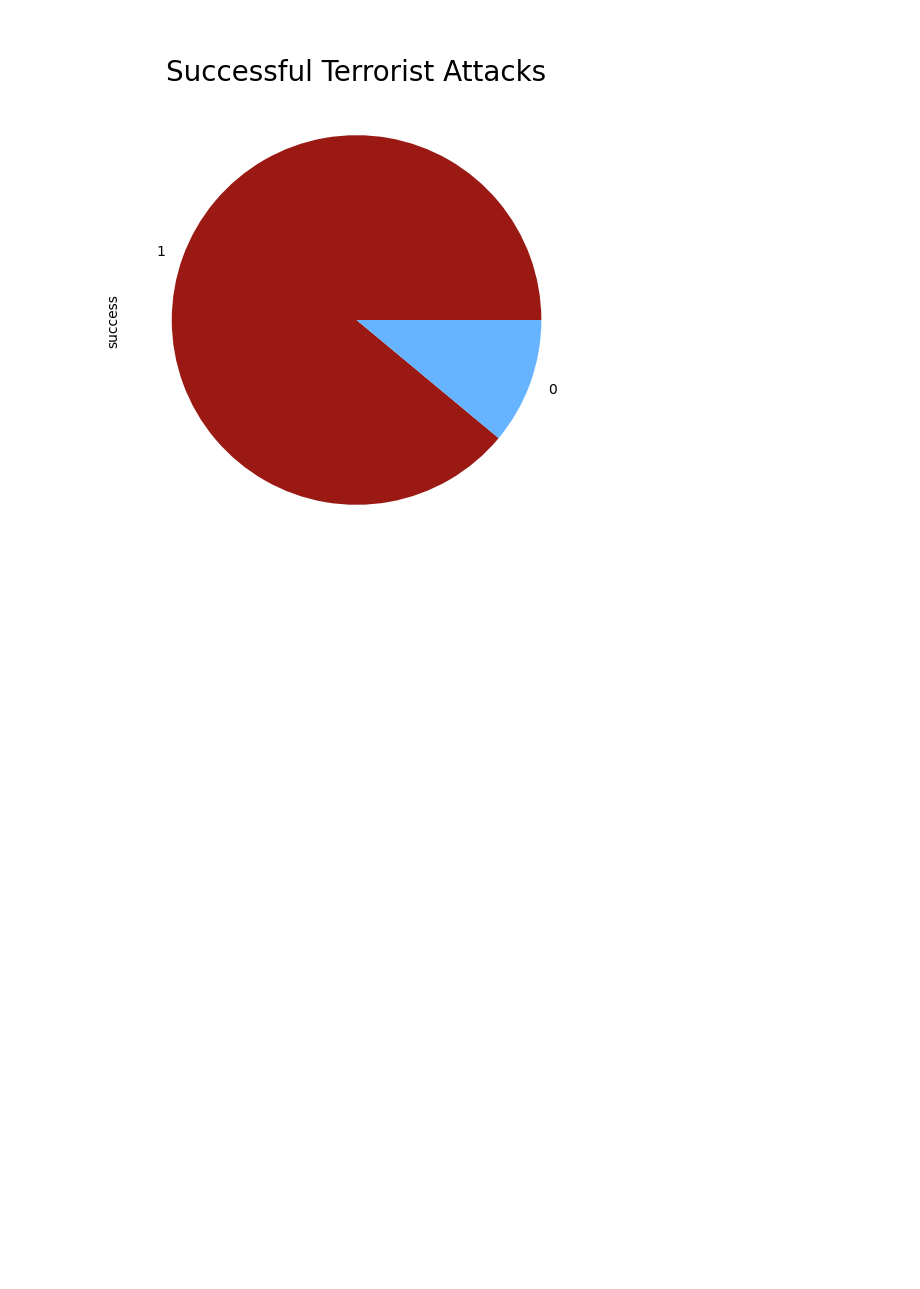
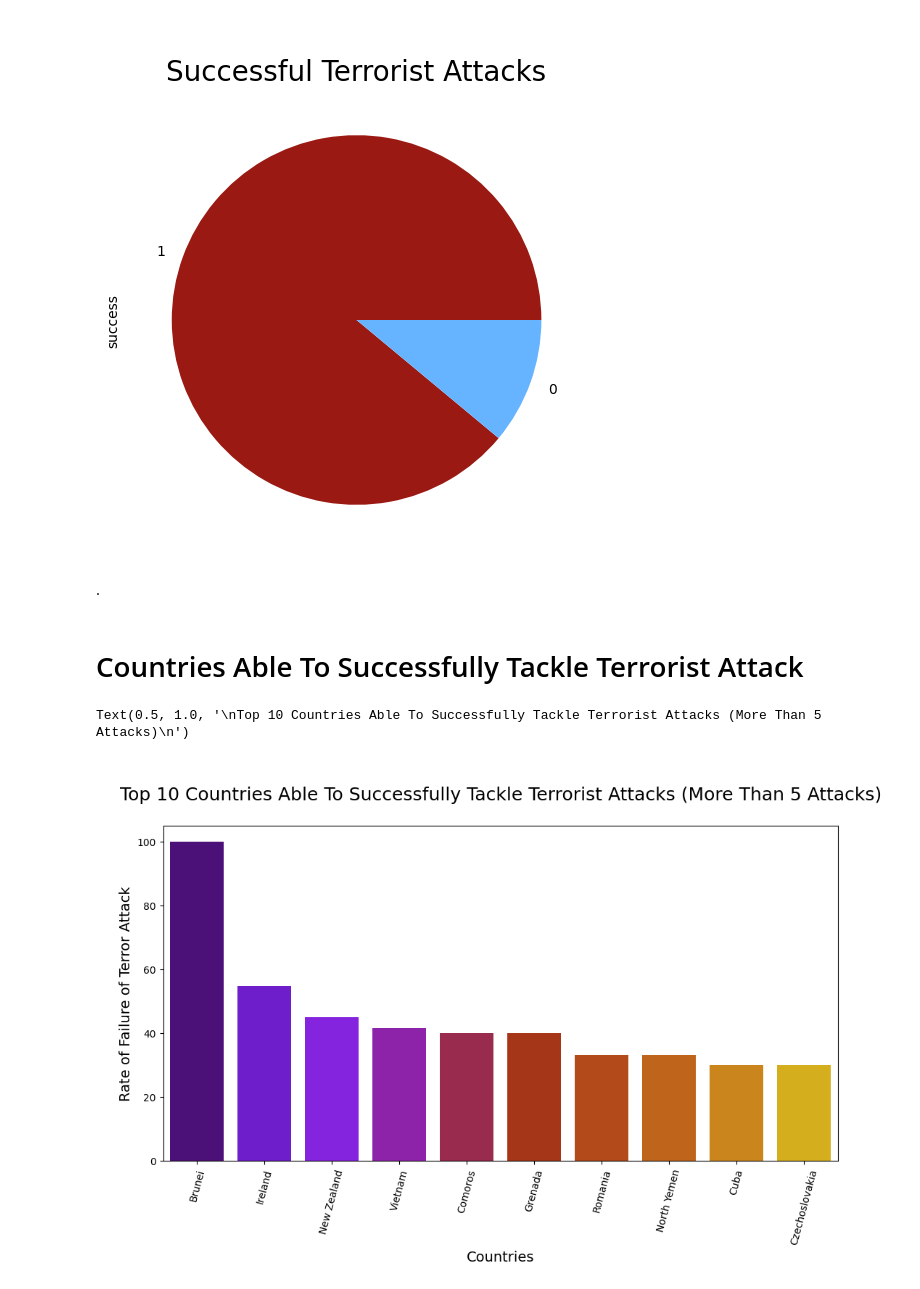
Before and after one commit to vimal-139/Global-Terrerosim---EDA, a Jupyter notebook: Python_Capstone_Project_GTA.ipynb, the cells around one changed output. Cells and saved outputs as stored; diff of their text form; code cells hidden in the pictures; blank space fills up the shorter version.

```diff
--- a/Python_Capstone_Project_GTA.ipynb
+++ b/Python_Capstone_Project_GTA.ipynb
@@ -290,3 +328,32 @@ ax.set_title('\nSuccessful Terrorist Attacks', fontsize=20)
 plt.show()
 # %% [output]
 [figure]
+# %% [markdown]
+.
+# %% [markdown]
+# Countries Able To Successfully Tackle Terrorist Attack
+# %%
+# Group the terrorist attacks by country and calculate success rates
+attacks_by_country = gt_df.groupby('Country').agg({'eventid':'count','success':'sum'}).reset_index()
+attacks_by_country.columns = ['Country','Total Attacks','Attack Success']
+attacks_by_country['Attack Failed'] = attacks_by_country['Total Attacks'] - attacks_by_country['Attack Success']
+attacks_by_country['Failure Rate'] = (attacks_by_country['Attack Failed'] / attacks_by_country['Total Attacks']) * 100
+attacks_by_country['Success Rate'] = (attacks_by_country['Attack Success'] / attacks_by_country['Total Attacks']) * 100
+attacks_by_country = attacks_by_country.round(2)
+# %%
+# Filter countries with at least 5 attacks and sort by failure rate
+able_to_stop_attacks = attacks_by_country[attacks_by_country['Total Attacks'] >= 5].sort_values('Failure Rate', ascending=False)[0:10]
+
+# Extract relevant columns and plot the top 10 countries
+plot_able_to_stop_attacks = able_to_stop_attacks.loc[:, ['Country', 'Failure Rate']]
+fig, ax = plt.subplots(figsize=(12, 6))
+sns.barplot(x='Country', y='Failure Rate', palette = 'gnuplot', data=plot_able_to_stop_attacks, ax=ax)
+
+# Customize the plot
+ax.set_xlabel('Countries', fontsize=14)
+plt.xticks(rotation=75)
+ax.set_ylabel('\nRate of Failure of Terror Attack', fontsize=14)
+ax.set_title('\nTop 10 Countries Able To Successfully Tackle Terrorist Attacks (More Than 5 Attacks)\n', fontsize=18)
+# %% [output]
+Text(0.5, 1.0, '\nTop 10 Countries Able To Successfully Tackle Terrorist Attacks (More Than 5 Attacks)\n')
+[figure, added]
```
Also changed, not shown: parts of 16 cells of this notebook.
